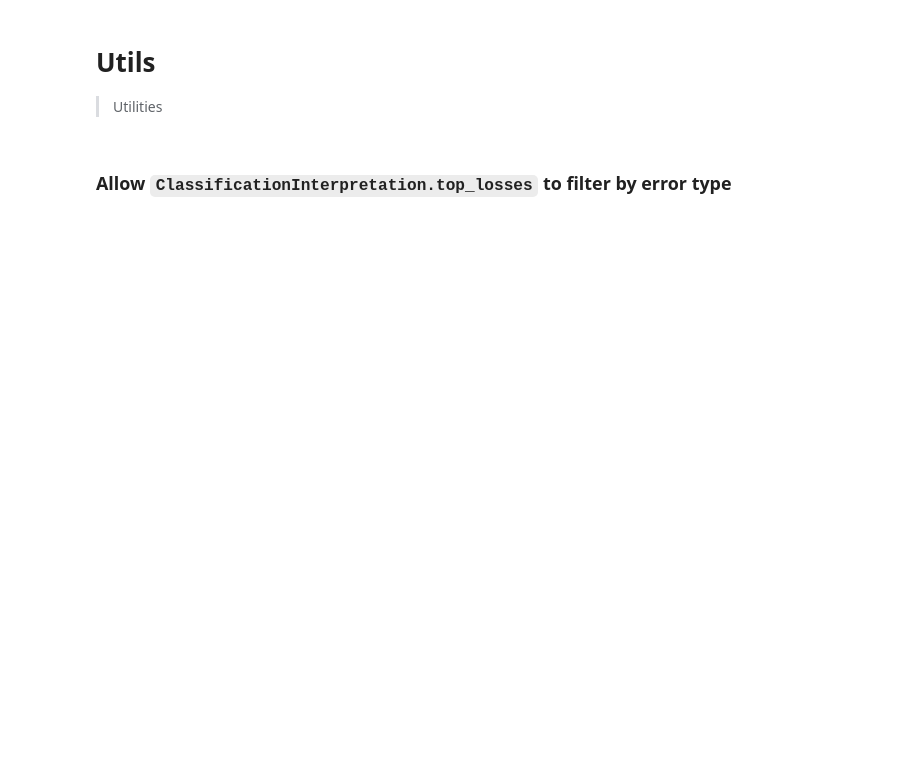
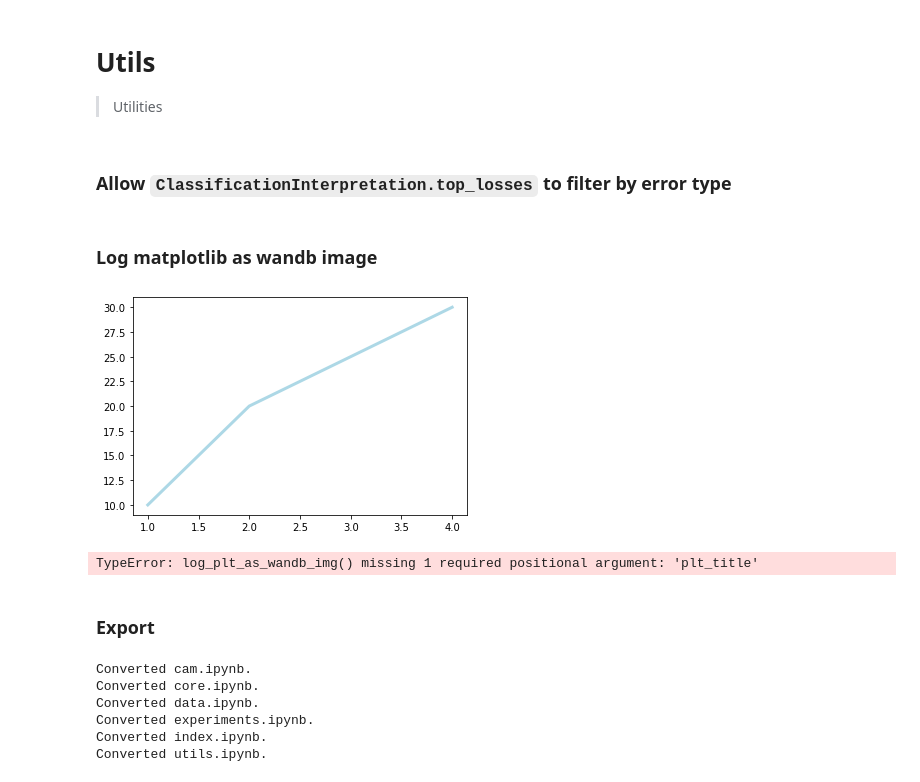
Before and after one commit to vrodriguezf/mlchaos, a Jupyter notebook: nbs/utils.ipynb, the cells around one changed output. Cells and saved outputs as stored; diff of their text form; code cells hidden in the pictures; blank space fills up the shorter version.

```diff
--- a/nbs/utils.ipynb
+++ b/nbs/utils.ipynb
@@ -61,3 +64,5 @@ class ClassificationInterpretationAugmented(ClassificationInterpretation):
         x1,y1,outs = self.dl._pre_show_batch(b_out, max_n=k)
         if its is not None:
             plot_top_losses(x, y, its, outs.itemgot(slice(len(inps), None)), self.preds[idx], losses,  **kwargs)
+# %% [markdown]
+### Log matplotlib as wandb image
@@ -63,0 +81,25 @@ class ClassificationInterpretationAugmented(ClassificationInterpretation):
+# %%
+x = [1,2,3,4]
+y = [10,20,25,30]
+fig = plt.figure()
+ax = fig.add_subplot(111)
+ax.plot(x, y, color='lightblue', linewidth=3)
+plt.show()
+wandb.init(mode="disabled") # Disable does not sync anything online
+wandb.log_plt_as_wandb_img('Test plot')
+# %% [output]
+[figure, added]
+TypeError: log_plt_as_wandb_img() missing 1 required positional argument: 'plt_title'
+# %% [markdown]
+### Export
+# %%
+#hide
+from nbdev.export import notebook2script
+notebook2script()
+# %% [output]
+Converted cam.ipynb.
+Converted core.ipynb.
+Converted data.ipynb.
+Converted experiments.ipynb.
+Converted index.ipynb.
+Converted utils.ipynb.
```
Also changed, not shown: parts of 2 cells of this notebook, 14 other files.
